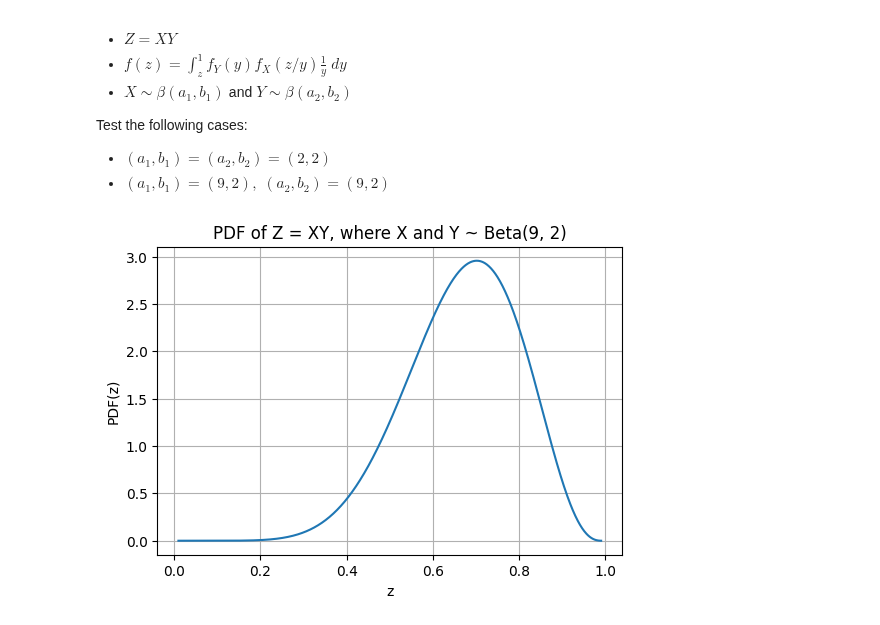
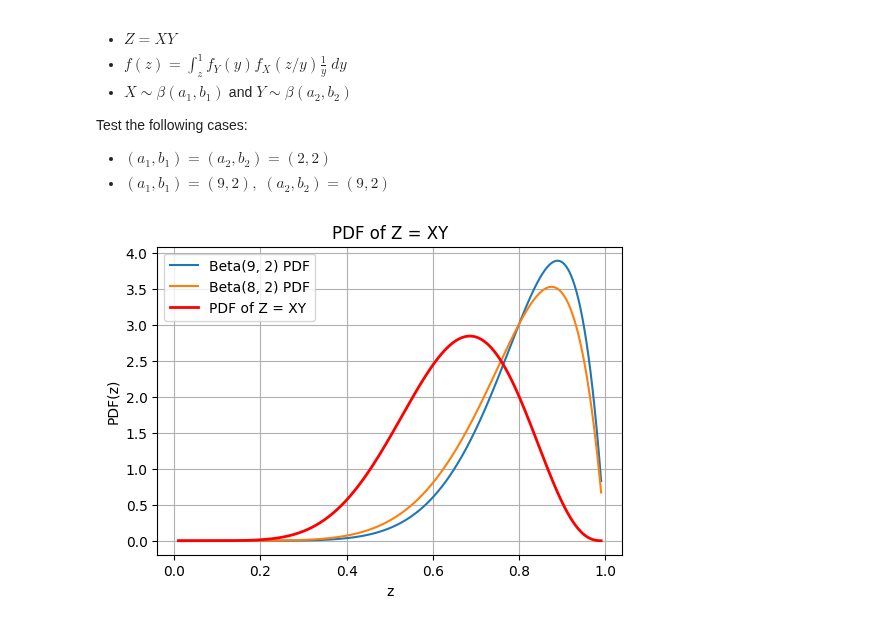
Before and after one commit to ntpuccw/InClassCoding, a Jupyter notebook: gar1210_.ipynb, the cells around one changed output. Cells and saved outputs as stored; diff of their text form; code cells hidden in the pictures.

```diff
--- a/gar1210_.ipynb
+++ b/gar1210_.ipynb
@@ -15,32 +15,40 @@ Test the following cases:
 # %%
 # Draw the pdf of Z=XY, where X and Y are independent beta random variables with parameters a and b
 import numpy as np
 import matplotlib.pyplot as plt
 from scipy.stats import beta
 
-def beta_product_pdf(z, a, b, num_points=1000):
+def beta_product_pdf(z, a1, b1, a2, b2, num_points=1000):
     """Compute the PDF of Z = XY where X and Y are independent Beta(a, b) random variables."""
     pdf_z = np.zeros_like(z)
     x = np.linspace(0.01, 0.99, num_points)
-    dx = x[1] - x[0]
+    # dx = x[1] - x[0]
 
     for i, zi in enumerate(z):
-        integrand = beta.pdf(x, a, b) * beta.pdf(zi / x, a, b) / x
-        integrand[x == 0] = 0  # Avoid division by zero
+        integrand = beta.pdf(x, a1, b1) * beta.pdf(zi / x, a2, b2) / x
+        # integrand[x == 0] = 0  # Avoid division by zero
         pdf_z[i] = np.trapezoid(integrand, x)
 
     return pdf_z
 
+# Parameters for the Beta distribution
+a1, b1 = 9, 2
+a2, b2 = 8, 2
 fig = plt.figure(figsize=(6, 4))
 z = np.linspace(0.01, 0.99, 1000)
-pdf_z = beta_product_pdf(z, 9, 2)
-plt.plot(z, pdf_z)
+pdf_x = beta.pdf(z, a1, b1)
+plt.plot(z, pdf_x, label=f'Beta({a1}, {b1}) PDF')
+pdf_y = beta.pdf(z, a2, b2)
+plt.plot(z, pdf_y, label=f'Beta({a2}, {b2}) PDF')
+pdf_z = beta_product_pdf(z, a1, b1, a2, b2)
+plt.plot(z, pdf_z, label='PDF of Z = XY', color='red', lw=2)
+plt.legend()
 plt.grid
-plt.title('PDF of Z = XY, where X and Y ~ Beta(9, 2)')
+plt.title('PDF of Z = XY')
 plt.xlabel('z')
 plt.ylabel('PDF(z)')
 plt.grid(True)
 
 plt.show()
 # %% [output]
-[figure, old version]
+[figure, new version]
```
